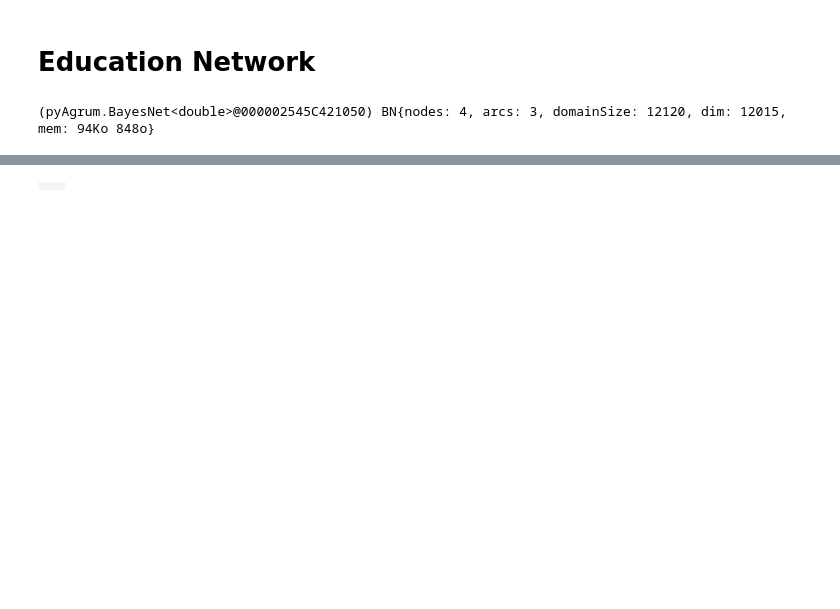
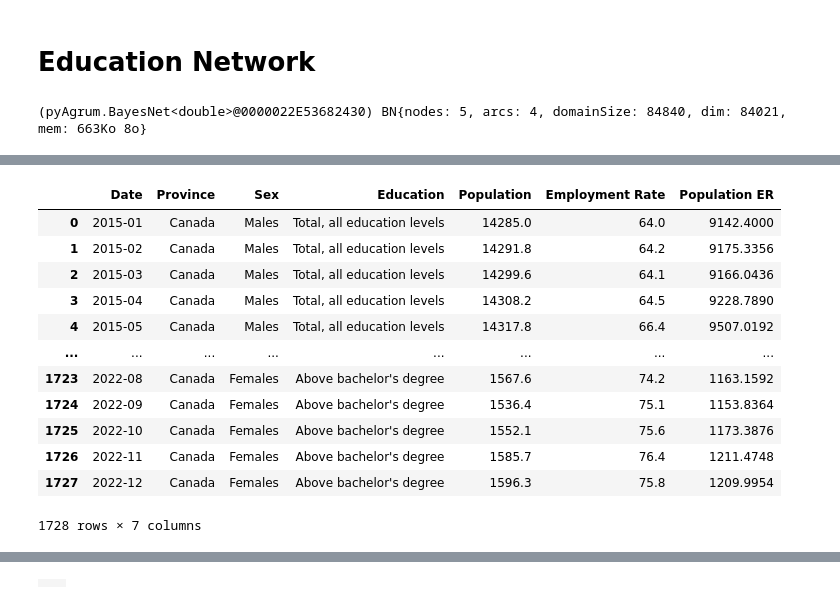
Before and after one commit to kennethkflai/MigrationForecastingLSTM, a Jupyter notebook: individual_networks.ipynb, the cells around one changed output, grey strips where cells are left out. Cells and saved outputs as stored; diff of their text form; code cells hidden in the pictures; blank space fills up the shorter version.

```diff
--- a/individual_networks.ipynb
+++ b/individual_networks.ipynb
@@ -450,30 +399,34 @@ provinceLabel = ["Newfoundland and Labrador",
                 "Nunavut"]
 
 provinceLabel = provinceLabel[:-3]
-genderLabel = ["Female", "Male"]
+sexLabel = ["Female", "Male"]
 educationLabel = ['0 to 8  years', 'Some high school',
        'High school graduate', 'Some postsecondary',
        'Postsecondary certificate or diploma', 'University degree']
 
-# model.cpt("Year")[:] = [str(2015+index//12) for index in range(8)]
+initYear = 2016
+yearLabel = [str(initYear+index) for index in range(7)]
 
-model.add(gum.LabelizedVariable('Gender','Gender',genderLabel))
-# model.add(gum.LabelizedVariable('Year','Year',genderLabel))
+model.add(gum.LabelizedVariable('Year','Year',yearLabel))
+model.add(gum.LabelizedVariable('Sex','Sex',sexLabel))
 model.add(gum.LabelizedVariable('Education','Education',educationLabel))
 model.add(gum.LabelizedVariable('Province','Province',provinceLabel))
 model.add(gum.NumericalDiscreteVariable('Employment Rate','Employment Rate',range(0,101)))
 
 model.addArc('Province','Employment Rate')
-model.addArc('Gender','Employment Rate')
+model.addArc('Sex','Employment Rate')
 model.addArc('Education','Employment Rate')
 
+model.addArc('Year','Employment Rate')
+
 model.cpt("Province").fillWith(1)
-model.cpt("Gender").fillWith(1)
+model.cpt("Sex").fillWith(1)
 model.cpt("Education").fillWith(1)
+model.cpt("Year").fillWith(1)
 
 model
 # %% [output]
-(pyAgrum.BayesNet<double>@000002545C421050) BN{nodes: 4, arcs: 3, domainSize: 12120, dim: 12015, mem: 94Ko 848o}
+(pyAgrum.BayesNet<double>@0000022E53682430) BN{nodes: 5, arcs: 4, domainSize: 84840, dim: 84021, mem: 663Ko 8o}
 # %%
 population_df = pd.read_csv("population_education.csv")
 er_df = pd.read_csv("employment_education.csv")
@@ -528,3 +507,19 @@ edu_model = model
 gnb.showInference(model, evs={},size="10")
 # %% [output]
 [drawing not drawn]
+# %%
+canada_df
+# %% [output]
+|  | Date | Province | Sex | Education | Population | Employment Rate | Population ER |
+| 0 | 2015-01 | Canada | Males | Total, all education levels | 14285.0 | 64.0 | 9142.4000 |
+| 1 | 2015-02 | Canada | Males | Total, all education levels | 14291.8 | 64.2 | 9175.3356 |
+| 2 | 2015-03 | Canada | Males | Total, all education levels | 14299.6 | 64.1 | 9166.0436 |
+| 3 | 2015-04 | Canada | Males | Total, all education levels | 14308.2 | 64.5 | 9228.7890 |
+| 4 | 2015-05 | Canada | Males | Total, all education levels | 14317.8 | 66.4 | 9507.0192 |
+| ... | ... | ... | ... | ... | ... | ... | ... |
+| 1723 | 2022-08 | Canada | Females | Above bachelor's degree | 1567.6 | 74.2 | 1163.1592 |
+| 1724 | 2022-09 | Canada | Females | Above bachelor's degree | 1536.4 | 75.1 | 1153.8364 |
+| 1725 | 2022-10 | Canada | Females | Above bachelor's degree | 1552.1 | 75.6 | 1173.3876 |
+| 1726 | 2022-11 | Canada | Females | Above bachelor's degree | 1585.7 | 76.4 | 1211.4748 |
+| 1727 | 2022-12 | Canada | Females | Above bachelor's degree | 1596.3 | 75.8 | 1209.9954 |
+1728 rows × 7 columns
```
Also changed, not shown: parts of 19 cells of this notebook, 27 other files.
